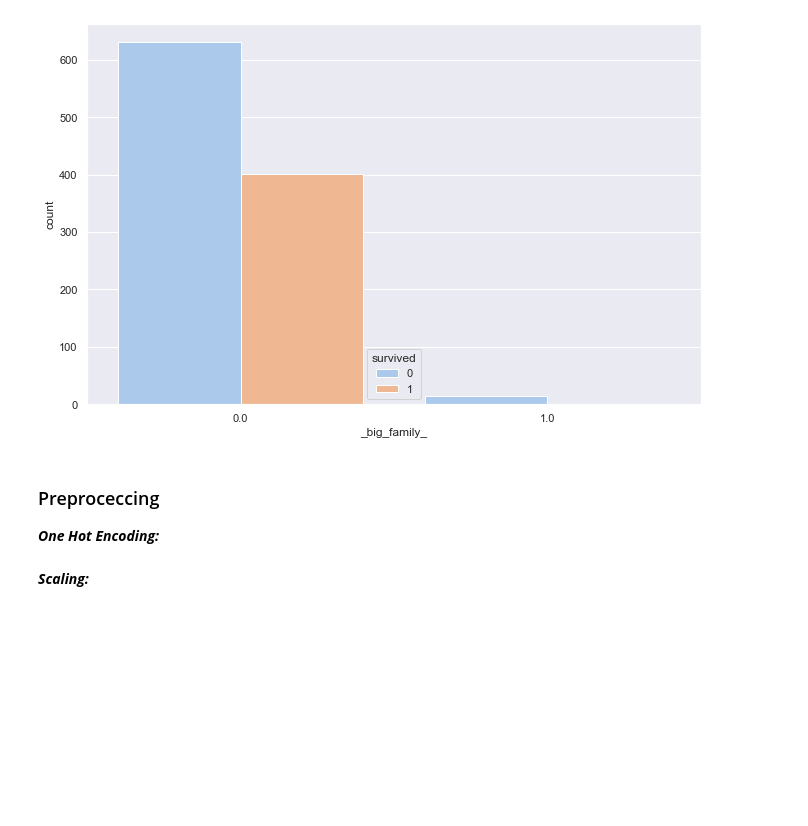
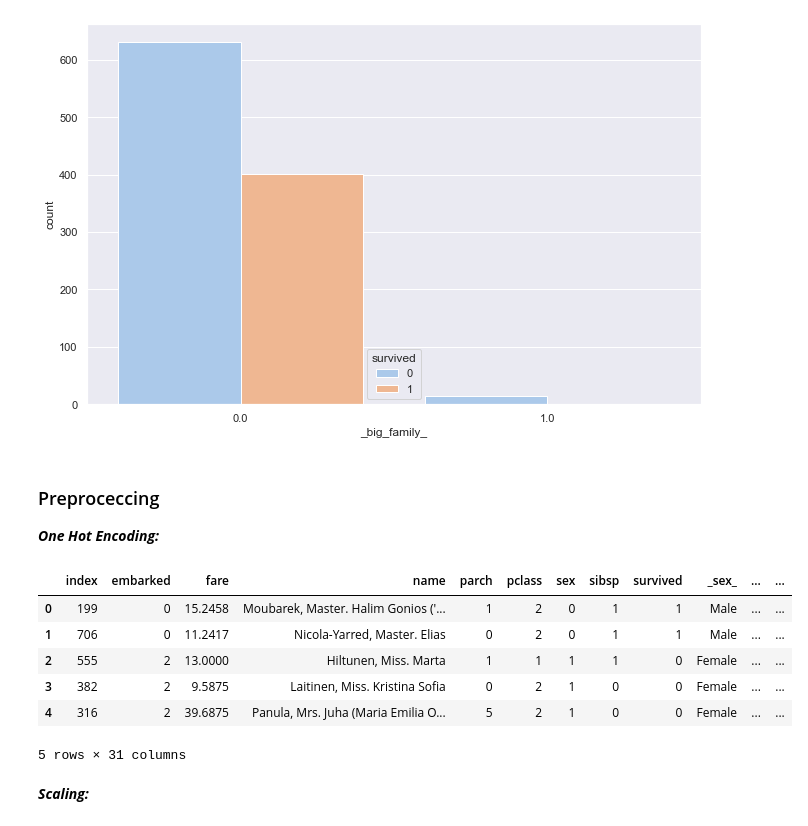
Before and after one commit to DimaFrank/ML, a Jupyter notebook: Titanic.ipynb, the cells around one changed output. Saved outputs shown, nothing was run; the diff lists cells and outputs as text; code cells hidden in the pictures; blank space fills up the shorter version.

```diff
--- a/Titanic.ipynb
+++ b/Titanic.ipynb
@@ -395,26 +383,31 @@ Name: _big_family_, dtype: int64
 
 ***One Hot Encoding:***
 # %%
-# from sklearn.preprocessing import OneHotEncoder
+from sklearn.preprocessing import OneHotEncoder
 
-# categorical_variables = ['_sex_','_group_','_social_class_', '_family_members_total_']
+categorical_variables = ['_group_', '_social_class_']
 
-# encoder = OneHotEncoder()
+train = train.reset_index()
 
-# encoder.fit(train[categorical_variables])
+#creating instance of one-hot-encoder
+encoder = OneHotEncoder(handle_unknown='ignore')
 
-# one_hot = encoder.transform(train[categorical_variables]).toarray()
+#perform one-hot encoding on categorical variables
+encoder_df = pd.DataFrame(encoder.fit_transform(train[categorical_variables]).toarray(),
+                          columns=list(train['_group_'].unique())+list(train['_social_class_'].unique()))
 
+#merge one-hot encoded columns back with original DataFrame
+train = train.join(encoder_df)
 
-# original_columns = train.columns
-
-# # Get the one-hot encoded column names
-# one_hot_columns = encoder.get_feature_names(original_columns[:3])
-
-# # Create a new DataFrame with the one-hot encoded columns
-# X_one_hot = pd.DataFrame(one_hot, columns=one_hot_columns)
-
-# # Concatenate the original DataFrame with the one-hot encoded DataFrame
-# X_encoded = pd.concat([train, X_one_hot], axis=1)
+#view final df
+train.head()
+# %% [output]
+|  | index | embarked | fare | name | parch | pclass | sex | sibsp | survived | _sex_ | ... | ... |
+| 0 | 199 | 0 | 15.2458 | Moubarek, Master. Halim Gonios ('... | 1 | 2 | 0 | 1 | 1 | Male | ... | ... |
+| 1 | 706 | 0 | 11.2417 | Nicola-Yarred, Master. Elias | 0 | 2 | 0 | 1 | 1 | Male | ... | ... |
+| 2 | 555 | 2 | 13.0000 | Hiltunen, Miss. Marta | 1 | 1 | 1 | 1 | 0 | Female | ... | ... |
+| 3 | 382 | 2 | 9.5875 | Laitinen, Miss. Kristina Sofia | 0 | 2 | 1 | 0 | 0 | Female | ... | ... |
+| 4 | 316 | 2 | 39.6875 | Panula, Mrs. Juha (Maria Emilia O... | 5 | 2 | 1 | 0 | 0 | Female | ... | ... |
+5 rows × 31 columns
 # %% [markdown]
 ***Scaling:***
```
Also changed, not shown: parts of 18 cells of this notebook.
